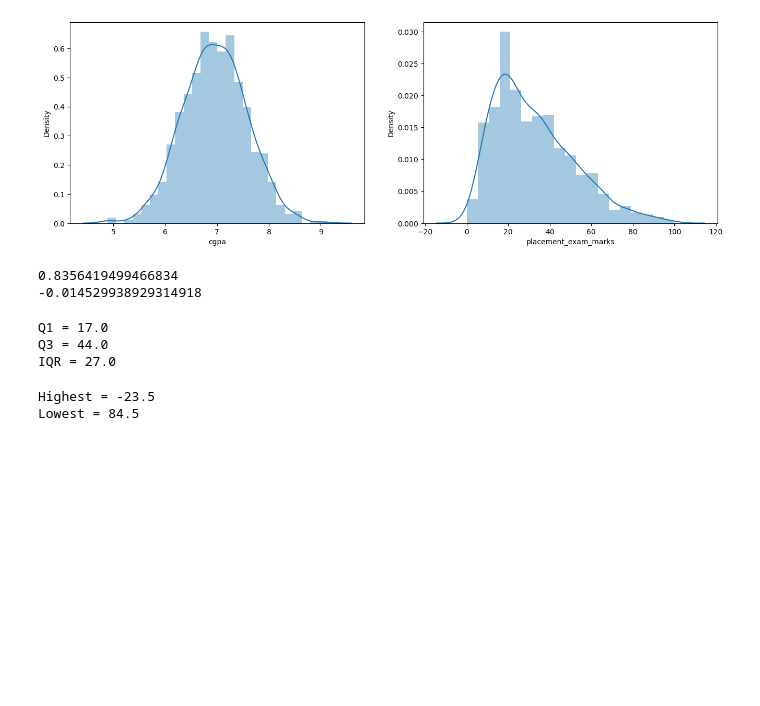
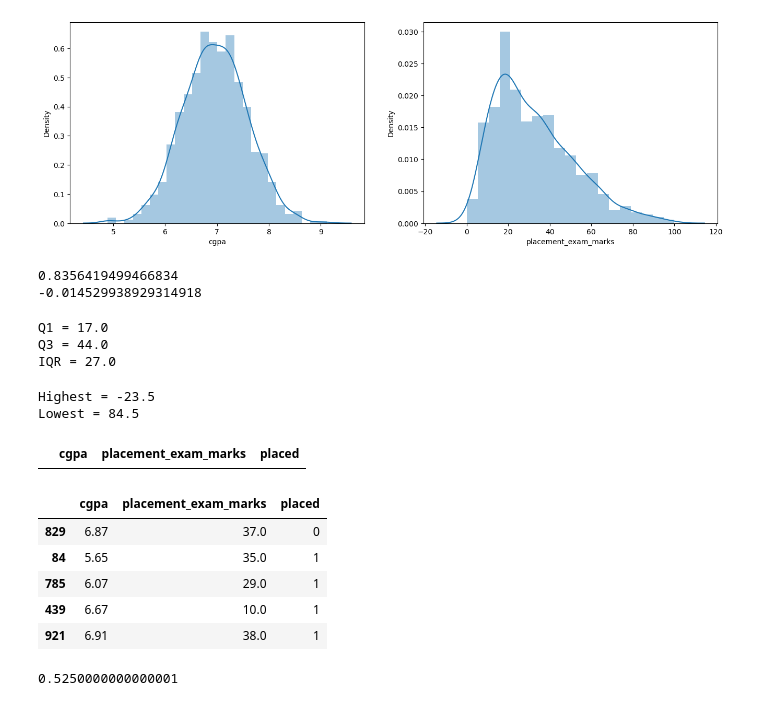
Before and after one commit to Khushi130404/Outlier_Exterminator, a Jupyter notebook: IQR/trimming.ipynb, the cells around one changed output. Cells and saved outputs as stored; diff of their text form; code cells hidden in the pictures; blank space fills up the shorter version.

```diff
--- a/IQR/trimming.ipynb
+++ b/IQR/trimming.ipynb
@@ -76,3 +76,16 @@ print("Lowest =",lowest)
 # %% [output]
 Highest = -23.5
 Lowest = 84.5
+# %%
+df[(df['placement_exam_marks']<highest) & (df['placement_exam_marks']>lowest)]
+# %% [output]
+|  | cgpa | placement_exam_marks | placed |
+# %%
+df.sample(5)
+# %% [output]
+|  | cgpa | placement_exam_marks | placed |
+| 829 | 6.87 | 37.0 | 0 |
+| 84 | 5.65 | 35.0 | 1 |
+| 785 | 6.07 | 29.0 | 1 |
+| 439 | 6.67 | 10.0 | 1 |
+| 921 | 6.91 | 38.0 | 1 |
@@ -78,0 +97,4 @@ Lowest = 84.5
+# %%
+cross_val_score(LogisticRegression(),x_train,y_train,cv=10,scoring='accuracy').mean()
+# %% [output]
+0.5250000000000001
```
Also changed, not shown: parts of 2 cells of this notebook.
